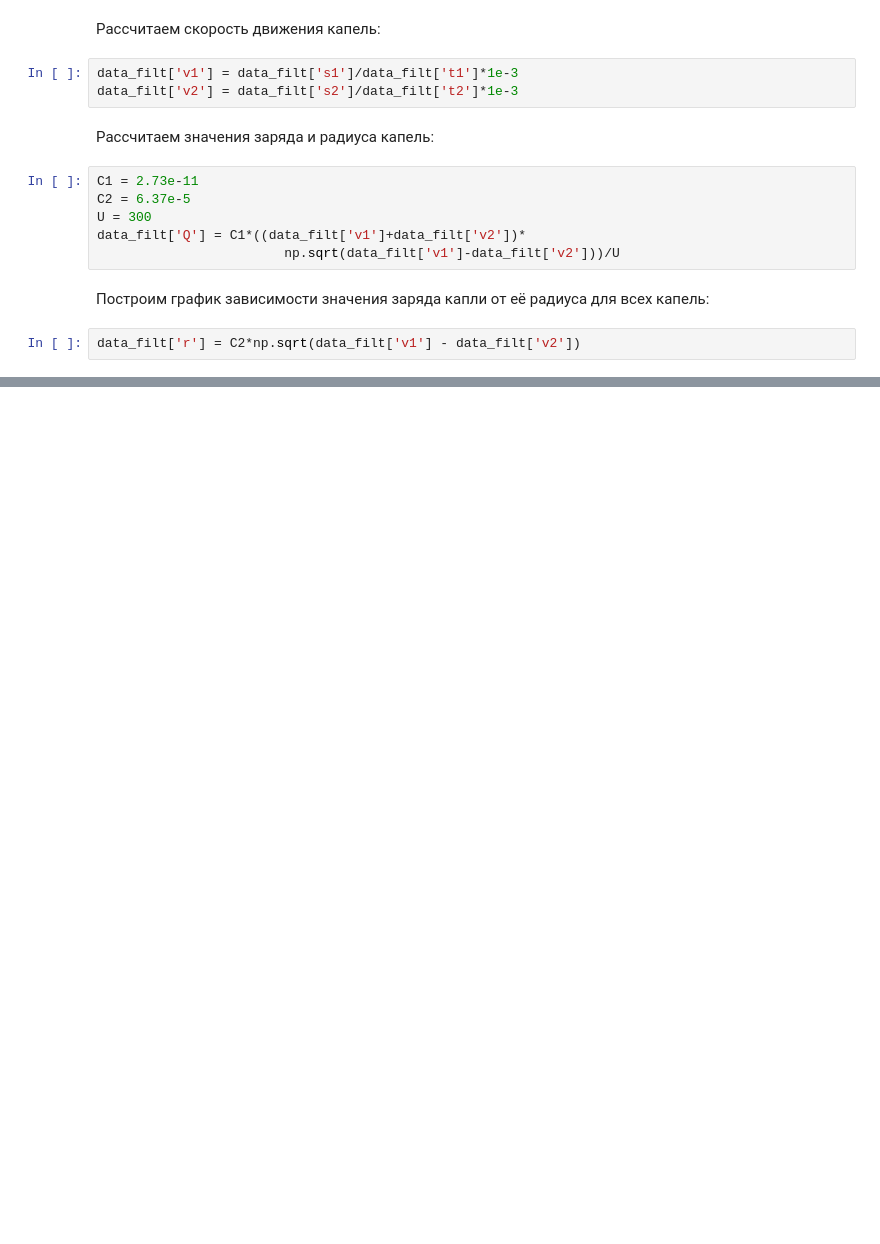
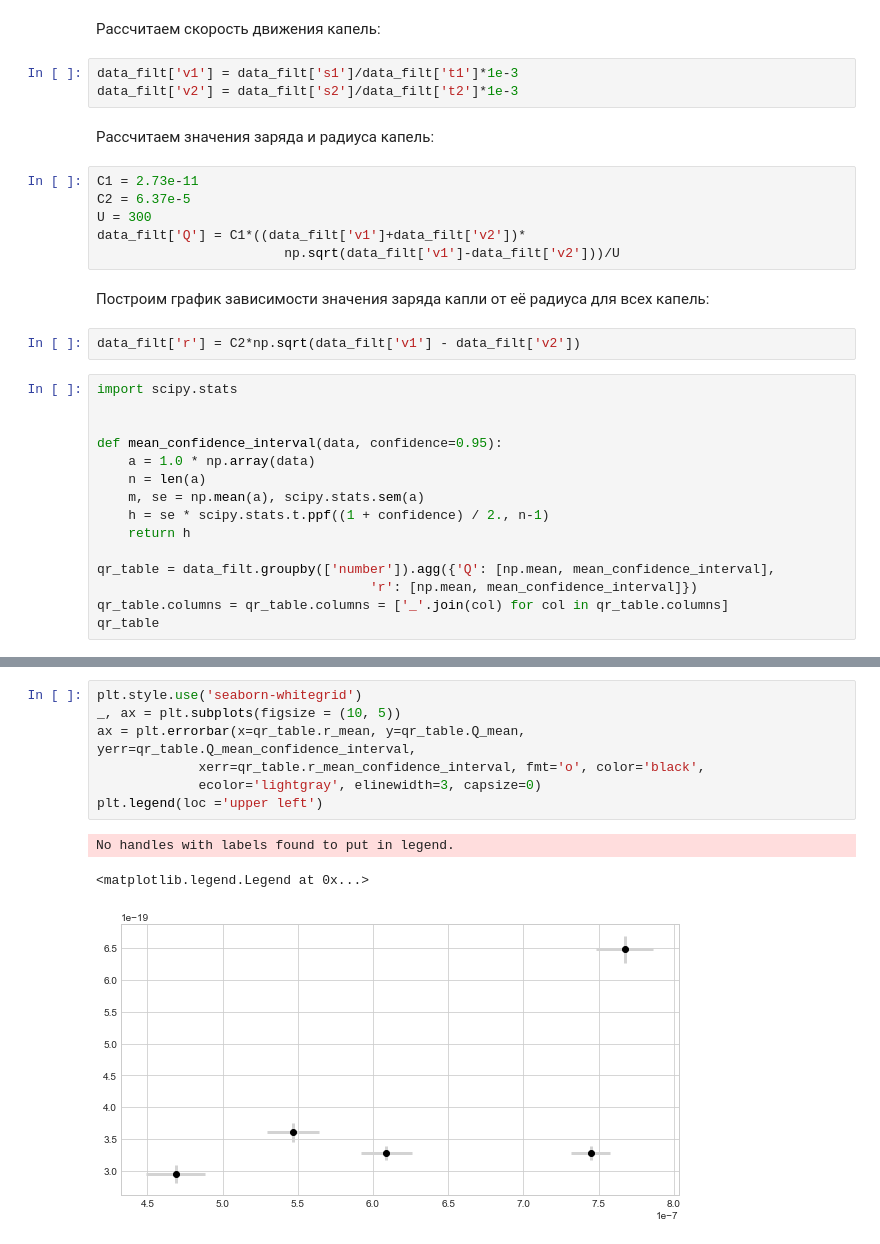
Before and after one commit to BloomBabe/Millikan-s-experience, a Jupyter notebook: notebooks/analyze_v2.ipynb, the cells around one changed output, grey strips where cells are left out. Saved outputs shown, nothing was run; the diff lists cells and outputs as text; blank space fills up the shorter version.

```diff
--- a/notebooks/analyze_v2.ipynb
+++ b/notebooks/analyze_v2.ipynb
@@ -216,3 +216,18 @@ data_filt['Q'] = C1*((data_filt['v1']+data_filt['v2'])*
 Построим график зависимости значения заряда капли от её радиуса для всех капель:
 # %%
 data_filt['r'] = C2*np.sqrt(data_filt['v1'] - data_filt['v2'])
+# %%
+import scipy.stats
+
+
+def mean_confidence_interval(data, confidence=0.95):
+    a = 1.0 * np.array(data)
+    n = len(a)
+    m, se = np.mean(a), scipy.stats.sem(a)
+    h = se * scipy.stats.t.ppf((1 + confidence) / 2., n-1)
+    return h
+
+qr_table = data_filt.groupby(['number']).agg({'Q': [np.mean, mean_confidence_interval],
+                                   'r': [np.mean, mean_confidence_interval]})
+qr_table.columns = qr_table.columns = ['_'.join(col) for col in qr_table.columns]
+qr_table
@@ -219,3 +242,14 @@ data_filt['r'] = C2*np.sqrt(data_filt['v1'] - data_filt['v2'])
+# %%
+plt.style.use('seaborn-whitegrid')
+_, ax = plt.subplots(figsize = (10, 5))
+ax = plt.errorbar(x=qr_table.r_mean, y=qr_table.Q_mean, yerr=qr_table.Q_mean_confidence_interval,
+             xerr=qr_table.r_mean_confidence_interval, fmt='o', color='black',
+             ecolor='lightgray', elinewidth=3, capsize=0)
+plt.legend(loc ='upper left')
+# %% [output]
+No handles with labels found to put in legend.
+<matplotlib.legend.Legend at 0x...>
+[figure, added]
 # %%
 _, ax = plt.subplots(figsize = (20, 10))
 sns.scatterplot(x='r', y='Q', hue='number',data=data_filt, ax=ax, palette='tab10') #, legend='full'
```
Also changed, not shown: parts of 3 cells of this notebook.
